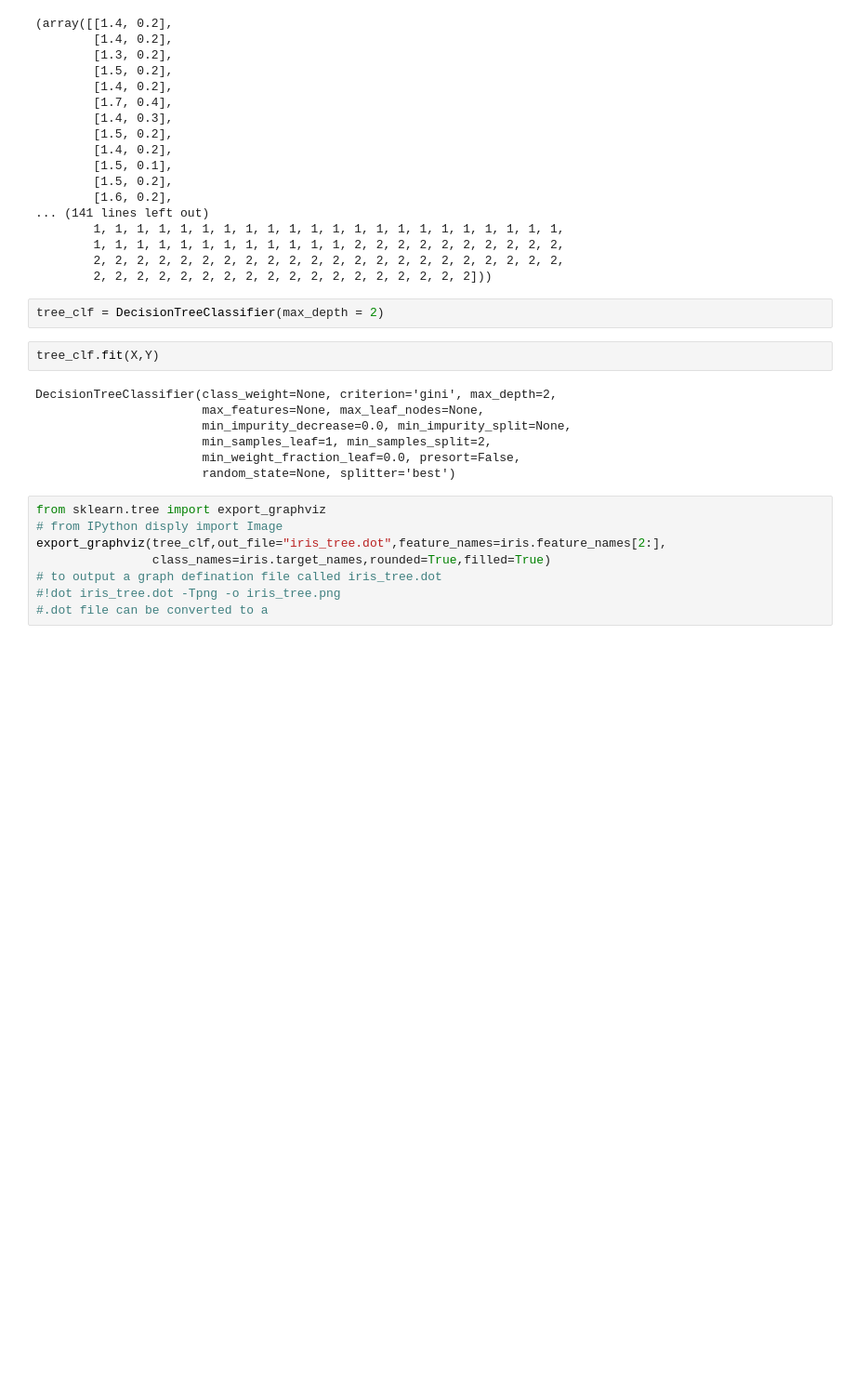
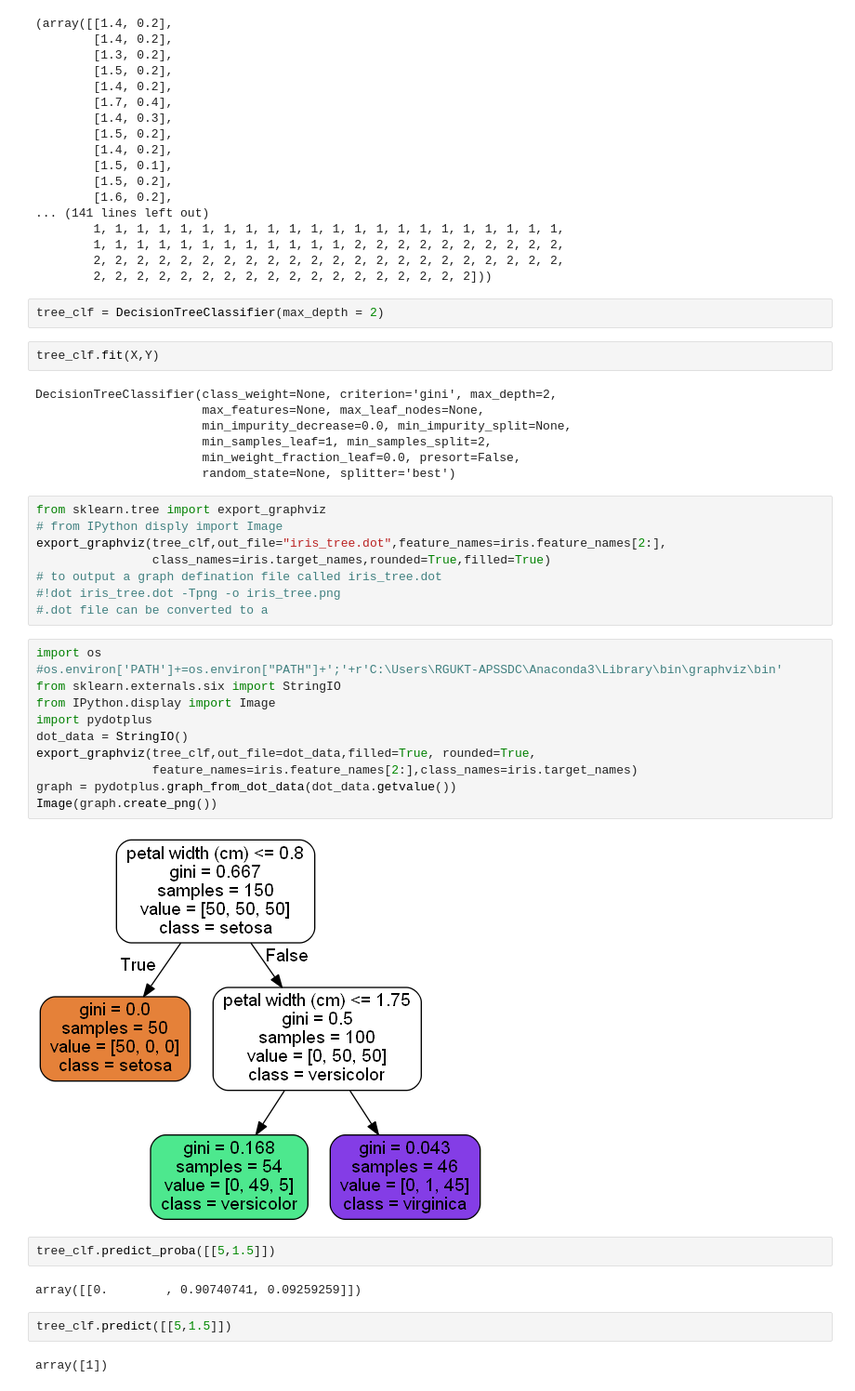
Before and after one commit to YVenkatesh7/machine_learning, a Jupyter notebook: Decision tree-Iris(day 4).ipynb, the cells around one changed output. Shown: that part at 93% size. Saved outputs shown, nothing was run; the diff lists cells and outputs as text; blank space fills up the shorter version.

```diff
--- a/Decision tree-Iris(day 4).ipynb
+++ b/Decision tree-Iris(day 4).ipynb
@@ -64,3 +66,24 @@ export_graphviz(tree_clf,out_file="iris_tree.dot",feature_names=iris.feature_nam
 # to output a graph defination file called iris_tree.dot
 #!dot iris_tree.dot -Tpng -o iris_tree.png
 #.dot file can be converted to a
+# %%
+import os
+#os.environ['PATH']+=os.environ["PATH"]+';'+r'C:\Users\RGUKT-APSSDC\Anaconda3\Library\bin\graphviz\bin'
+from sklearn.externals.six import StringIO
+from IPython.display import Image
+import pydotplus
+dot_data = StringIO()
+export_graphviz(tree_clf,out_file=dot_data,filled=True, rounded=True,
+                feature_names=iris.feature_names[2:],class_names=iris.target_names)
+graph = pydotplus.graph_from_dot_data(dot_data.getvalue())
+Image(graph.create_png())
+# %% [output]
+[figure, added]
+# %%
+tree_clf.predict_proba([[5,1.5]])
+# %% [output]
+array([[0.        , 0.90740741, 0.09259259]])
+# %%
+tree_clf.predict([[5,1.5]])
+# %% [output]
+array([1])
```
Also changed, not shown: parts of 10 cells of this notebook, 27 other files.
